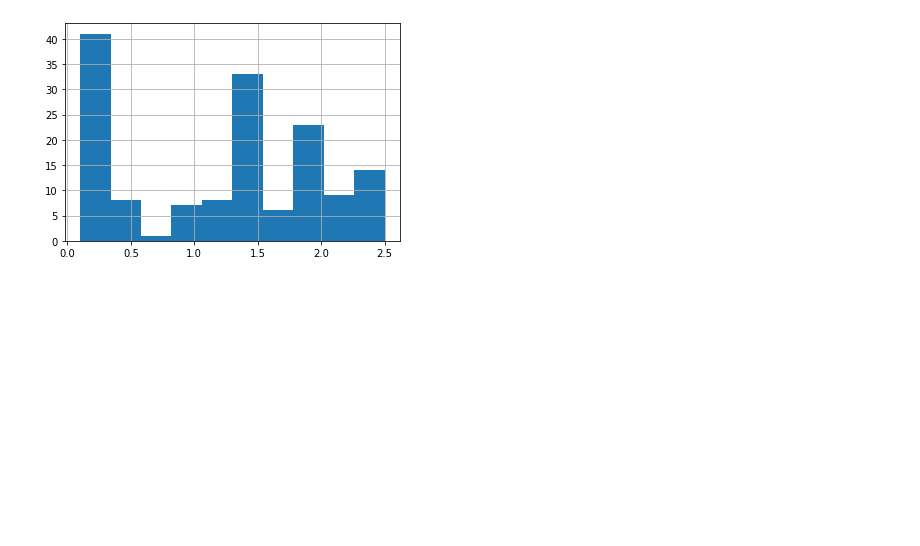
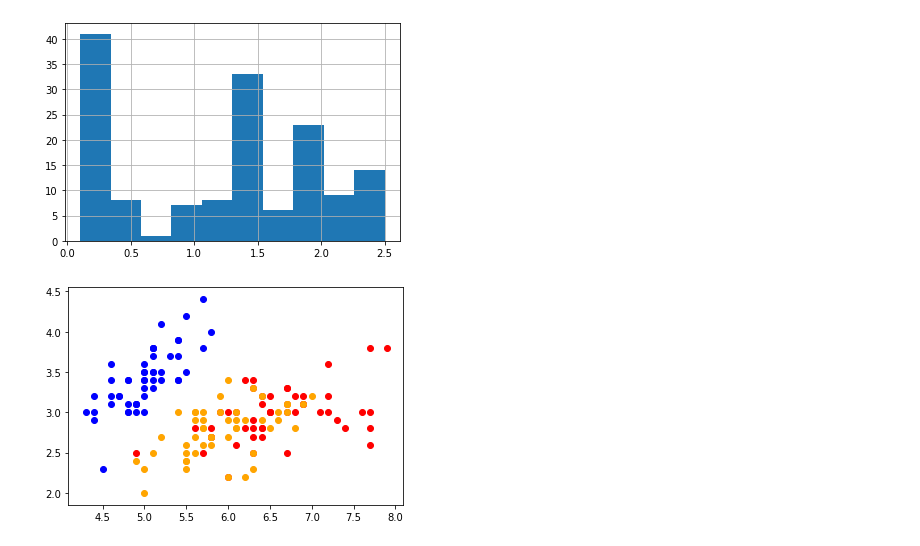
Before and after one commit to MdSakibKhan/Data_Science, a Jupyter notebook: Iris Species/IrisClassify.ipynb, the cells around one changed output. Cells and saved outputs as stored; diff of their text form; code cells hidden in the pictures; blank space fills up the shorter version.

Commit message:
Scatter added

```diff
--- a/Iris Species/IrisClassify.ipynb
+++ b/Iris Species/IrisClassify.ipynb
@@ -113,7 +113,9 @@ df["PetalWidthCm"].hist()
 # %%
 #Scaterplot
 color = ['red', 'orange', 'blue']
 species = ['Iris-virginica','Iris-versicolor','Iris-setosa']
 for i in range(3):
     x = df[df['Species']==species[i]]
-    plt.scatter(x['SepalLengthCm'],  x['SepalLengthCm'] , c = color[i] , label= species[i])
+    plt.scatter(x['SepalLengthCm'],  x['SepalWidthCm'] , c = color[i] , label= species[i])
+# %% [output]
+[figure, added]
```
